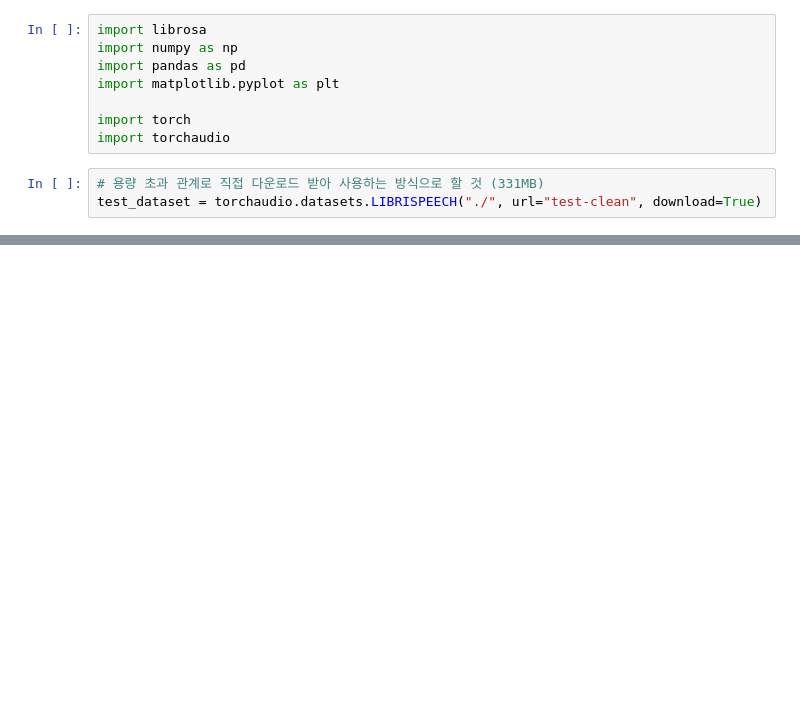
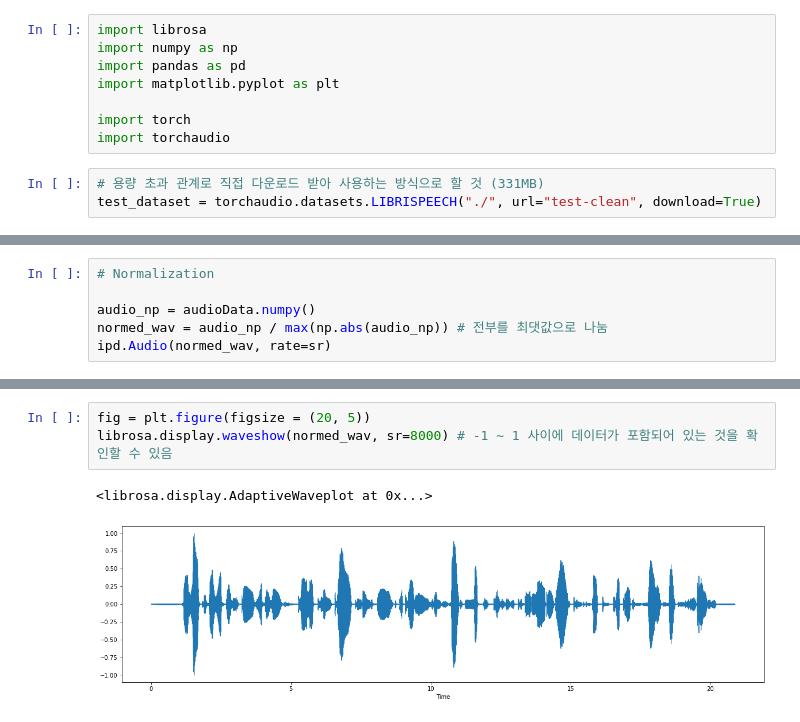
Before and after one commit to DevTae/Digital-Signal-Processing-Exercise, a Jupyter notebook: Digital-Signal-Processing-Exercise.ipynb, the cells around one changed output, grey strips where cells are left out. Saved outputs shown, nothing was run; the diff lists cells and outputs as text; blank space fills up the shorter version.

Commit message:
Update ipynb file to add normalization and quantization

```diff
--- a/Digital-Signal-Processing-Exercise.ipynb
+++ b/Digital-Signal-Processing-Exercise.ipynb
@@ -34,0 +101,6 @@ test_dataset = torchaudio.datasets.LIBRISPEECH("./", url="test-clean", download=
+# %%
+# Normalization
+
+audio_np = audioData.numpy()
+normed_wav = audio_np / max(np.abs(audio_np)) # 전부를 최댓값으로 나눔
+ipd.Audio(normed_wav, rate=sr)
@@ -34,0 +109,6 @@ test_dataset = torchaudio.datasets.LIBRISPEECH("./", url="test-clean", download=
+# %%
+fig = plt.figure(figsize = (20, 5))
+librosa.display.waveshow(normed_wav, sr=8000) # -1 ~ 1 사이에 데이터가 포함되어 있는 것을 확인할 수 있음
+# %% [output]
+<librosa.display.AdaptiveWaveplot at 0x...>
+[figure, added]
```
Also changed, not shown: parts of 14 cells of this notebook.
